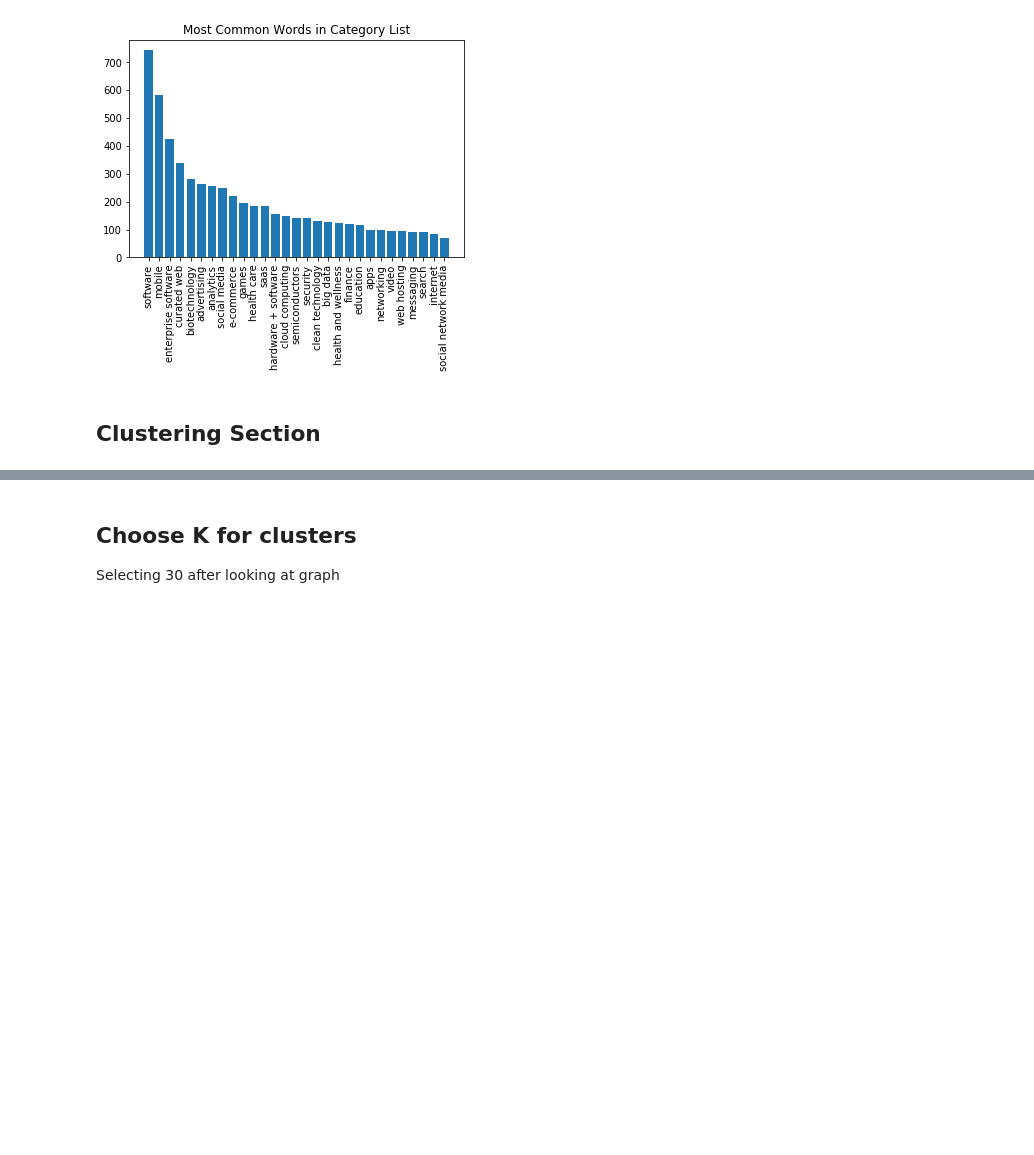
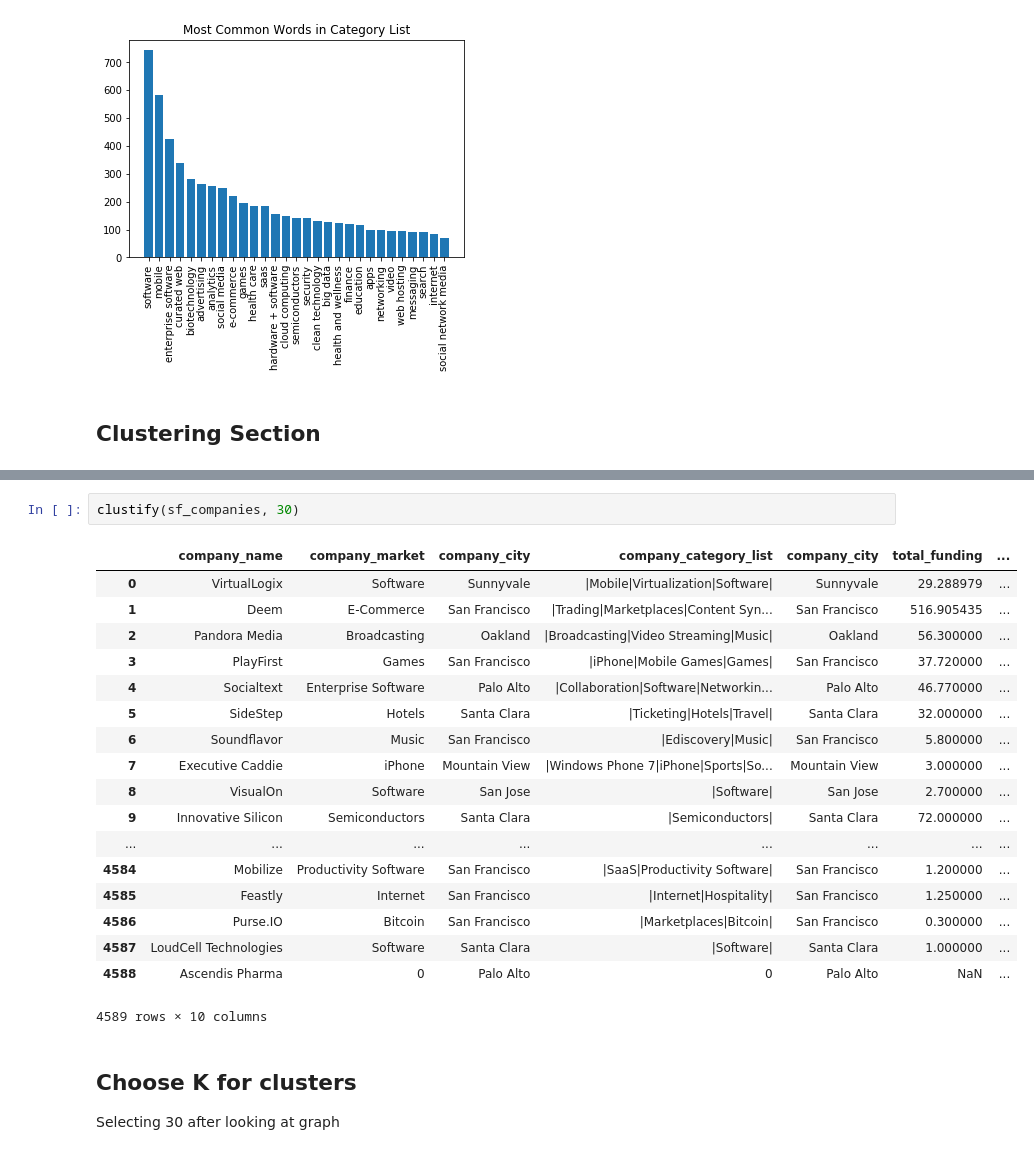
Before and after one commit to jdmendoza/startup_recommendation_engine, a Jupyter notebook: Startup_Recommender.ipynb, the cells around one changed output, grey strips where cells are left out. Saved outputs shown, nothing was run; the diff lists cells and outputs as text; blank space fills up the shorter version.

```diff
--- a/Startup_Recommender.ipynb
+++ b/Startup_Recommender.ipynb
@@ -150,3 +170,24 @@ def clustify(df, k_keywords, k_nums):
+# %%
+clustify(sf_companies, 30)
+# %% [output]
+|  | company_name | company_market | company_city | company_category_list | company_city | total_funding | ... |
+| 0 | VirtualLogix | Software | Sunnyvale | |Mobile|Virtualization|Software| | Sunnyvale | 29.288979 | ... |
+| 1 | Deem | E-Commerce | San Francisco | |Trading|Marketplaces|Content Syn... | San Francisco | 516.905435 | ... |
+| 2 | Pandora Media | Broadcasting | Oakland | |Broadcasting|Video Streaming|Music| | Oakland | 56.300000 | ... |
+| 3 | PlayFirst | Games | San Francisco | |iPhone|Mobile Games|Games| | San Francisco | 37.720000 | ... |
+| 4 | Socialtext | Enterprise Software | Palo Alto | |Collaboration|Software|Networkin... | Palo Alto | 46.770000 | ... |
+| 5 | SideStep | Hotels | Santa Clara | |Ticketing|Hotels|Travel| | Santa Clara | 32.000000 | ... |
+| 6 | Soundflavor | Music | San Francisco | |Ediscovery|Music| | San Francisco | 5.800000 | ... |
+| 7 | Executive Caddie | iPhone | Mountain View | |Windows Phone 7|iPhone|Sports|So... | Mountain View | 3.000000 | ... |
+| 8 | VisualOn | Software | San Jose | |Software| | San Jose | 2.700000 | ... |
+| 9 | Innovative Silicon | Semiconductors | Santa Clara | |Semiconductors| | Santa Clara | 72.000000 | ... |
+| ... | ... | ... | ... | ... | ... | ... | ... |
+| 4584 | Mobilize | Productivity Software | San Francisco | |SaaS|Productivity Software| | San Francisco | 1.200000 | ... |
+| 4585 | Feastly | Internet | San Francisco | |Internet|Hospitality| | San Francisco | 1.250000 | ... |
+| 4586 | Purse.IO | Bitcoin | San Francisco | |Marketplaces|Bitcoin| | San Francisco | 0.300000 | ... |
+| 4587 | LoudCell Technologies | Software | Santa Clara | |Software| | Santa Clara | 1.000000 | ... |
+| 4588 | Ascendis Pharma | 0 | Palo Alto | 0 | Palo Alto | NaN | ... |
+4589 rows × 10 columns
 # %% [markdown]
 ## Choose K for clusters
 
```
Also changed, not shown: parts of 5 cells of this notebook.
